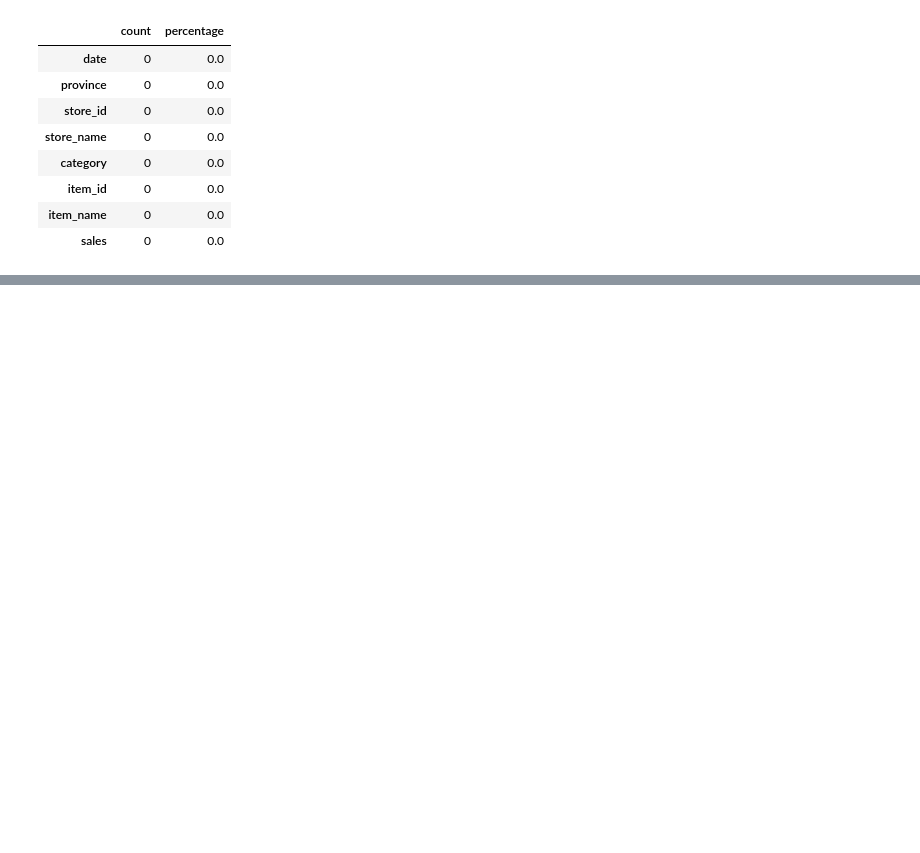
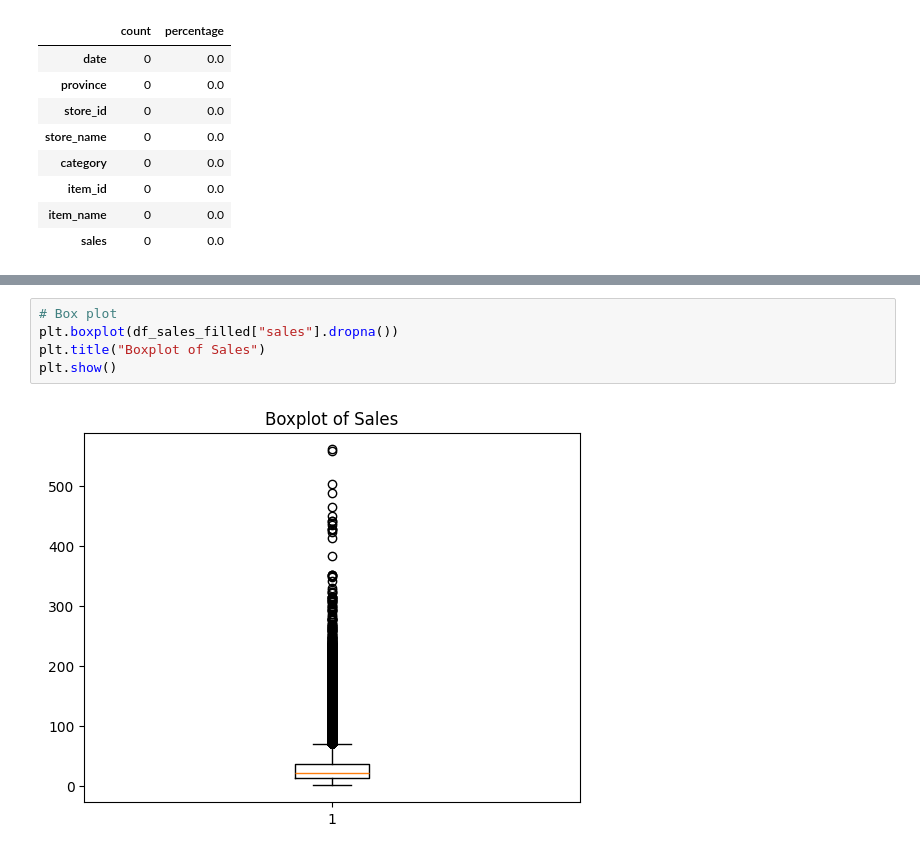
Before and after one commit to btduyforwork/sales_forecasting_xai, a Jupyter notebook: notebooks/01_preprocessing.ipynb, the cells around one changed output, grey strips where cells are left out. Saved outputs shown, nothing was run; the diff lists cells and outputs as text; blank space fills up the shorter version.

```diff
--- a/notebooks/01_preprocessing.ipynb
+++ b/notebooks/01_preprocessing.ipynb
@@ -78,0 +141,7 @@ check_missing_value(df_sales_filled)
+# %%
+# Box plot
+plt.boxplot(df_sales_filled["sales"].dropna())
+plt.title("Boxplot of Sales")
+plt.show()
+# %% [output]
+[figure, added]
```
Also changed, not shown: parts of 13 cells of this notebook.
